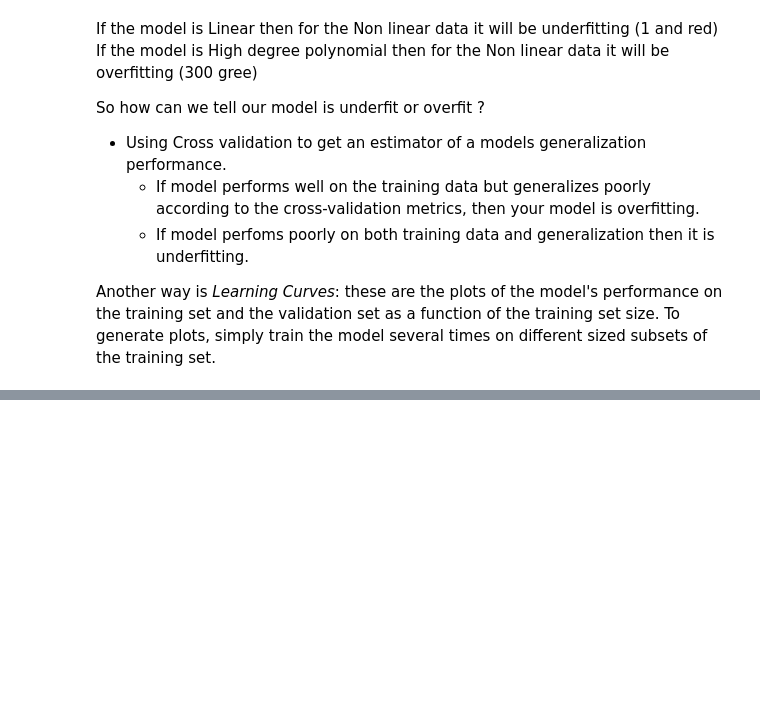
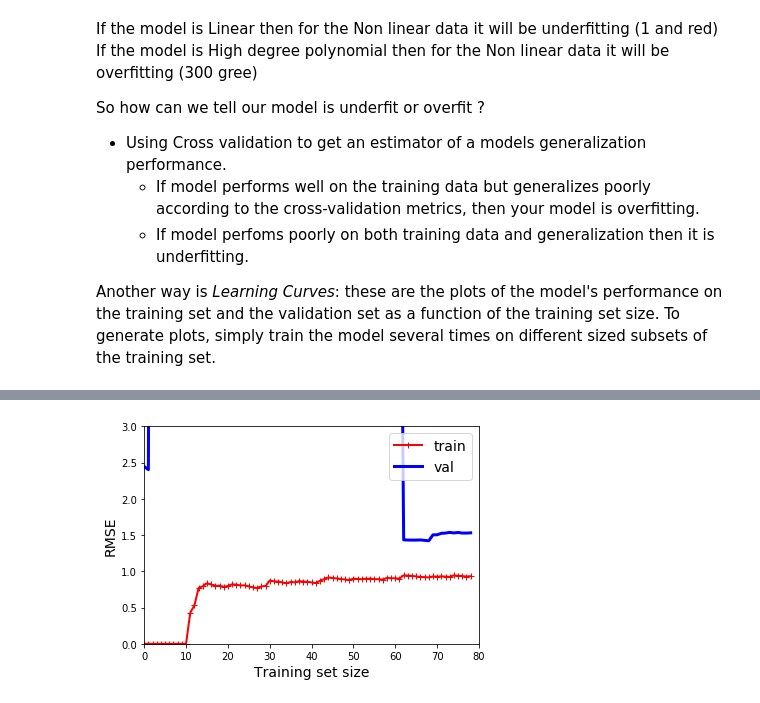
Before and after one commit to rohith28/Training-Models, a Jupyter notebook: Polynomial Regression.ipynb, the cells around one changed output, grey strips where cells are left out. Drawn from its saved outputs; the diff is of its cells as text; code cells hidden in the pictures; blank space fills up the shorter version.

```diff
--- a/Polynomial Regression.ipynb
+++ b/Polynomial Regression.ipynb
@@ -122,0 +123,15 @@ plt.show()
+# %%
+# Learning curves of a 10th degree polynomial model
+
+from sklearn.pipeline import Pipeline
+
+polynomial_Regression = Pipeline((
+                    ("Poly_features",PolynomialFeatures(degree=10, include_bias = False)),
+                    ("lin_reg", LinearRegression()),
+))
+
+plot_learning_curves(polynomial_Regression, X,y)
+plt.axis([0, 80, 0, 3])
+plt.show()
+# %% [output]
+[figure, added]
```
Also changed, not shown: parts of 8 cells of this notebook.
